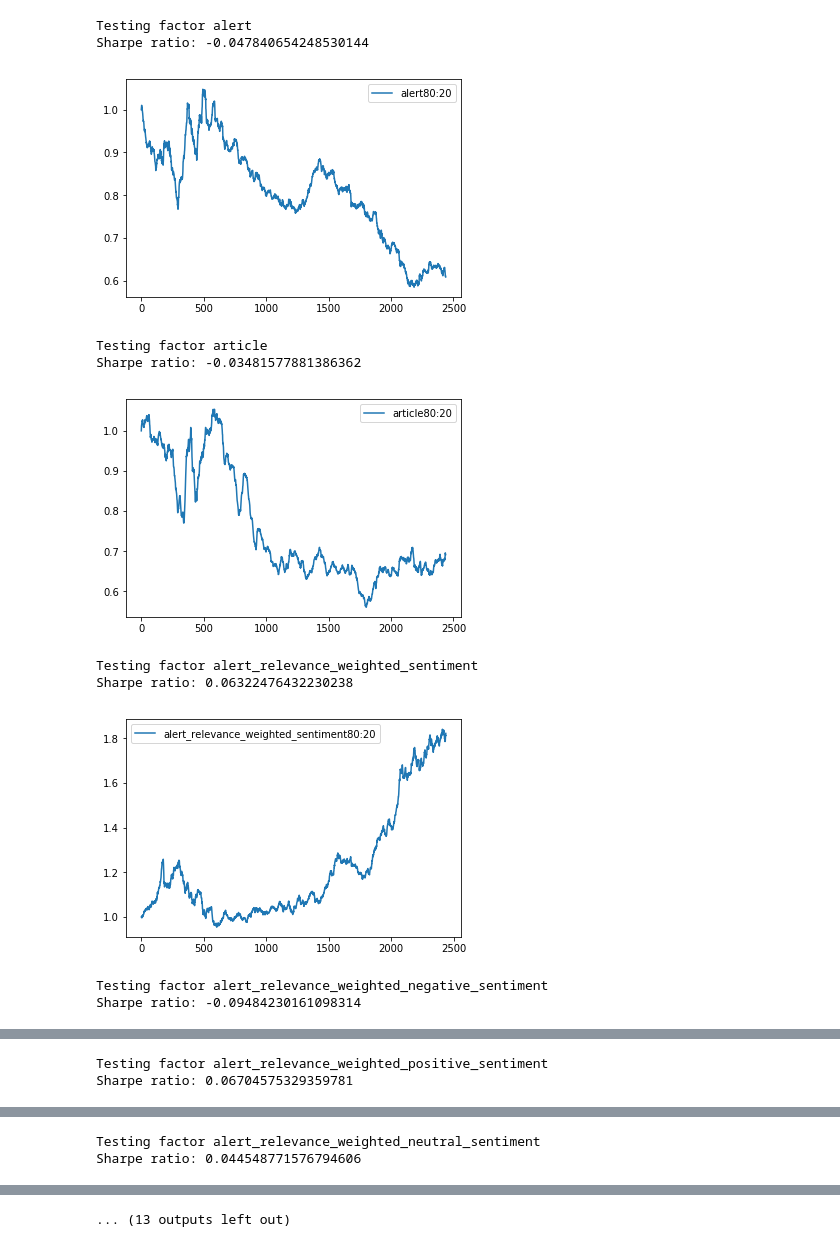
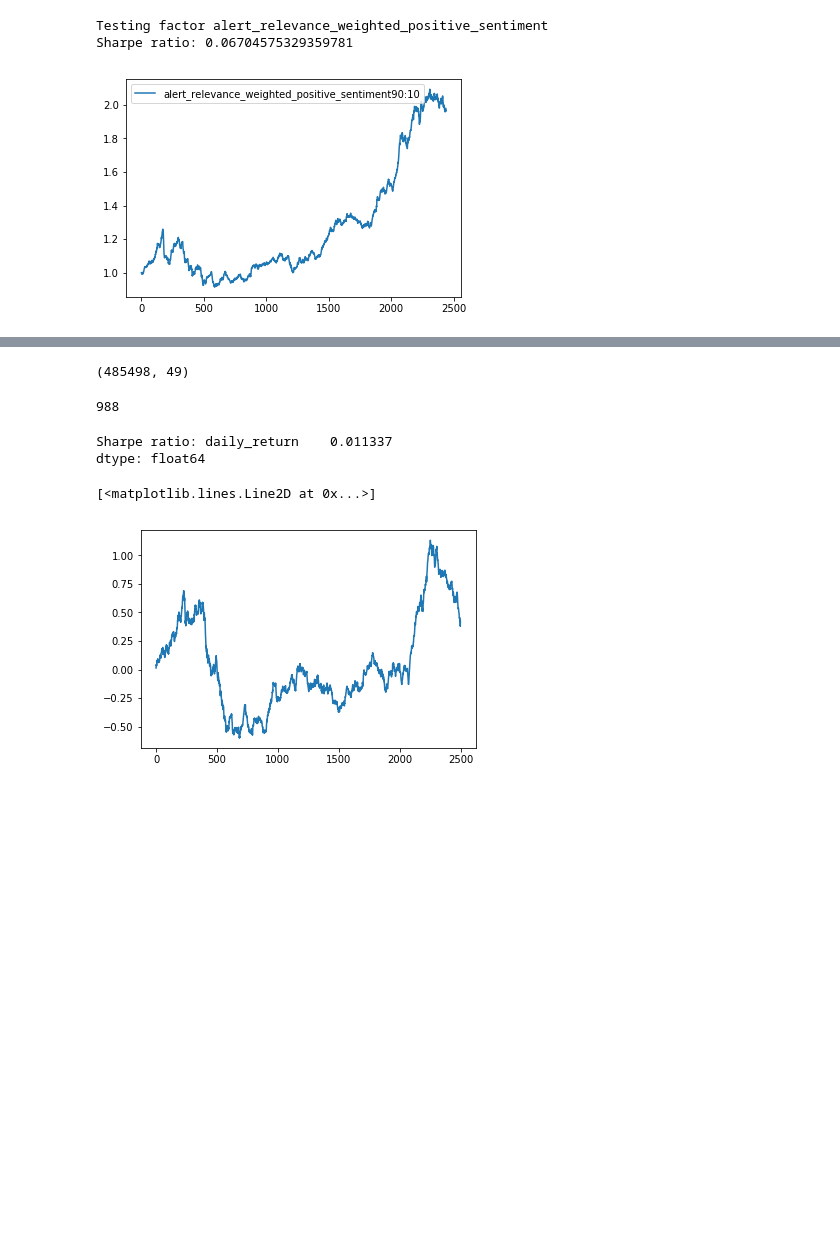
Before and after one commit to 21han/two_sigma_news_sentiments, a Jupyter notebook: test_factors.ipynb, the cells around one changed output, grey strips where cells are left out. Drawn from its saved outputs; the diff is of its cells as text; code cells hidden in the pictures; blank space fills up the shorter version.

Commit message:
single factor evaluation in a functional way

```diff
--- a/test_factors.ipynb
+++ b/test_factors.ipynb
@@ -40,49 +25,40 @@ def run_single_backtest(df):
     count_list.append(count)
     partition_rows = [0] + list(np.cumsum(count_list))
     exclude_list = ['assetCode', 'month', 'week', 'datetime', 'returnsOpenNextMktres10']
-    for factor in df.columns:
+    for factor in ['alert_relevance_weighted_positive_sentiment']:
         if factor not in exclude_list:
             print('Testing factor '+factor)
             single_factor_result = backtest_single_score( df, df[factor], partition_rows, count_list, offset = 60 )
             plot_returns(single_factor_result[0], factor)
             plt.show()
 
 # Calculate the returns and Sharpe ratio of long-short portfolio for a single factor
 def backtest_single_score( df, score, partition_rows, count_list, num_group = 5, offset = 0 ):
     returns = []
     for i in range(offset,len(count_list)):
         l = partition_rows[i]
         r = partition_rows[i+1]
         stock_ret_i = df['returnsOpenNextMktres10'][l:r]
         score_i = score[l:r]
         index_i = np.argsort(score_i)+l
         tradeable_ret_i = stock_ret_i*df['universe'][l:r]
-        # top 80 vs bottom 20
+        # top 90 vs bottom 10
         port_ret_i = np.mean(tradeable_ret_i[index_i[-4*(r-l)//num_group:]])-np.mean(tradeable_ret_i[index_i[:4*(r-l)//num_group]])
         returns.append(port_ret_i)
     print("Sharpe ratio:",np.mean(returns)/np.std(returns))
     return returns,np.mean(returns)/np.std(returns)
 
 # Assume we can realize 10-day return in one day and rebalance every day
 # Use all the return data
 def plot_returns ( returns, label=""):
     net_value = [1.0]
     for ret in returns:
         net_value.append(net_value[-1]*(1+ret))
-    plt.plot(net_value, label = label+"80:20")
+    plt.plot(net_value, label = label+"90:10")
     plt.legend()
 
-
 run_single_backtest(df)
 # %% [output]
-Testing factor alert
-Sharpe ratio: -0.047840654248530144
+Testing factor alert_relevance_weighted_positive_sentiment
+Sharpe ratio: 0.06704575329359781
-[figure, old version]
+[figure, new version]
-Testing factor article
-Sharpe ratio: -0.03481577881386362
-[figure, removed]
-Testing factor alert_relevance_weighted_sentiment
-Sharpe ratio: 0.06322476432230238
-[figure, removed]
-Testing factor alert_relevance_weighted_negative_sentiment
-Sharpe ratio: -0.09484230161098314
@@ -90,2 +64,0 @@ Sharpe ratio: -0.09484230161098314
-Testing factor alert_relevance_weighted_positive_sentiment
-Sharpe ratio: 0.06704575329359781
@@ -93,2 +64,0 @@ Sharpe ratio: 0.06704575329359781
-Testing factor alert_relevance_weighted_neutral_sentiment
-Sharpe ratio: 0.044548771576794606
@@ -96 +65,8 @@ Sharpe ratio: 0.044548771576794606
-... (13 outputs left out)
+# %%
+df.shape
+# %% [output]
+(485498, 49)
+# %%
+int(1098 * 0.9)
+# %% [output]
+988
@@ -96,0 +76,16 @@ Sharpe ratio: 0.044548771576794606
+# %%
+def single_factor_helper(x, cutoff = 0.9):
+    d = {}
+    sorted_x = x.sort_values('alert_relevance_weighted_positive_sentiment').reset_index(drop=True)
+    index = int(len(sorted_x) * cutoff)
+    short_portfolio = np.mean(sorted_x['returnsOpenNextMktres10'][:index])
+    long_portfolio = np.mean(sorted_x['returnsOpenNextMktres10'][index:])
+    d['daily_return'] = long_portfolio - short_portfolio
+    return pd.Series(d, index=['daily_return'])
+
+def single_factor_eva(df):
+    factor_return = df.groupby('datetime').apply(single_factor_helper)
+    print("Sharpe ratio:", factor_return.mean() / factor_return.std())
+# %% [output]
+Sharpe ratio: daily_return    0.011337
+dtype: float64
@@ -96,0 +94,5 @@ Sharpe ratio: 0.044548771576794606
+# %%
+plt.plot(list(factor_return['cumsum']), label = "90:10")
+# %% [output]
+[<matplotlib.lines.Line2D at 0x...>]
+[figure, added]
```
Also changed, not shown: parts of 4 cells of this notebook.
